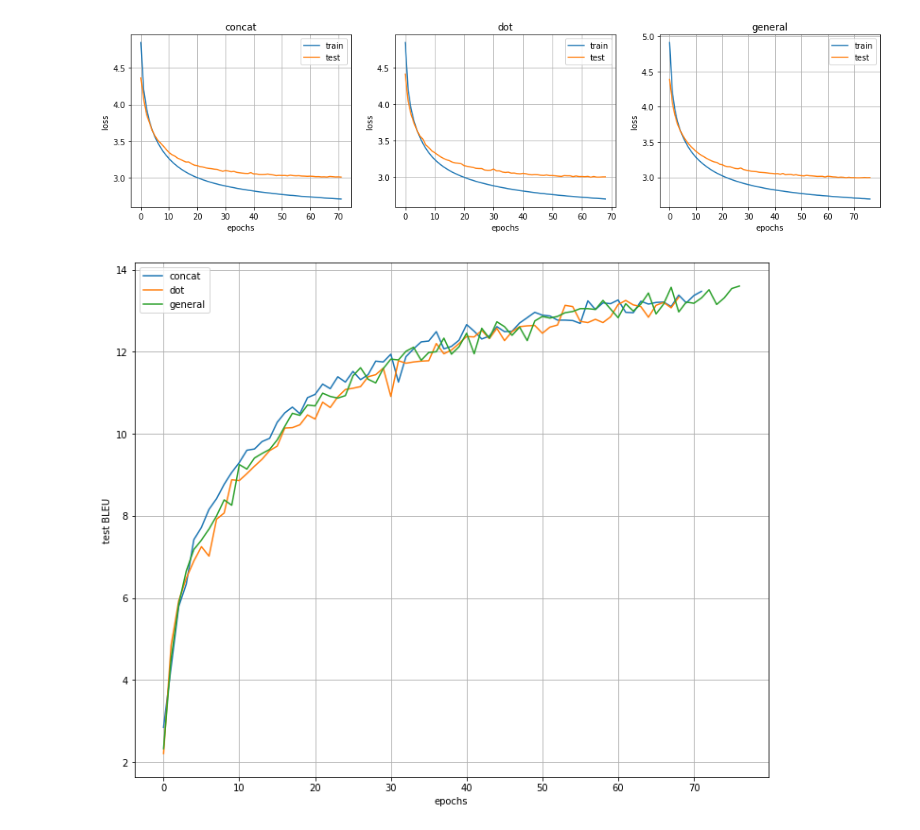
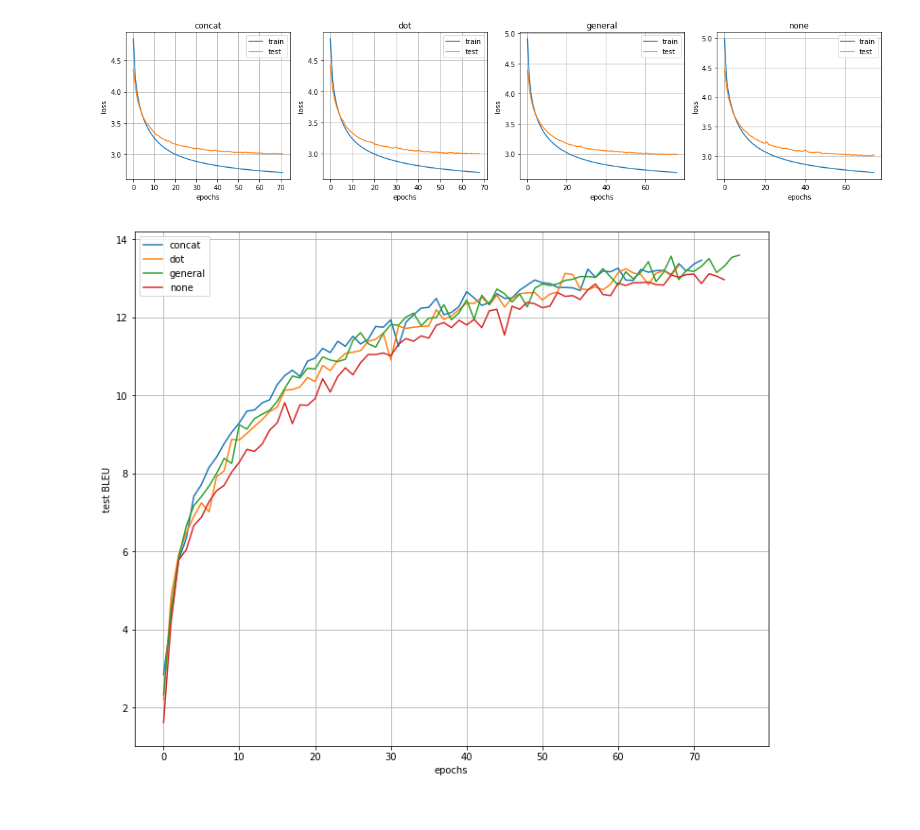
Before and after one commit to Tixierae/deep_learning_NLP, a Jupyter notebook: NMT/visualize_results.ipynb, the cells around one changed output. Cells and saved outputs as stored; diff of their text form; code cells hidden in the pictures.

```diff
--- a/NMT/visualize_results.ipynb
+++ b/NMT/visualize_results.ipynb
@@ -6,7 +6,7 @@ import matplotlib.pyplot as plt
 results = os.listdir('./models/')
 logs = [elt for elt in results if 'logs' in elt]
 
-fig = plt.figure(figsize=(17,4))
+fig = plt.figure(figsize=(20,4))
 
 for idx, log in enumerate(logs):
 
@@ -17,7 +17,11 @@ for idx, log in enumerate(logs):
     test_losses = [v['test_loss'][0] for (k,v) in tmp.items() if 'epoch' in k]
     assert len(losses) == len(test_losses)
 
-    plt.subplot(1,3,idx+1)
+    print('= = = =',log.split('_')[1],'= = = =')
+    print('min loss:',min(losses))
+    print('min test loss:',min(test_losses))
+
+    plt.subplot(1,4,idx+1)
     plt.plot(range(len(losses)), losses, label='train')
     plt.plot(range(len(test_losses)), test_losses, label='test')
     plt.legend(loc=0)
@@ -31,4 +47,4 @@ plt.show()
-[figure, old version]
+[figure, new version]
 # %%
 fig = plt.figure(figsize=(12,10))
 
@@ -46,4 +62,4 @@ plt.ylabel('test BLEU')
 plt.grid(True)
 plt.show()
 # %% [output]
-[figure, old version]
+[figure, new version]
```
Also changed, not shown: parts of 1 cell of this notebook.
